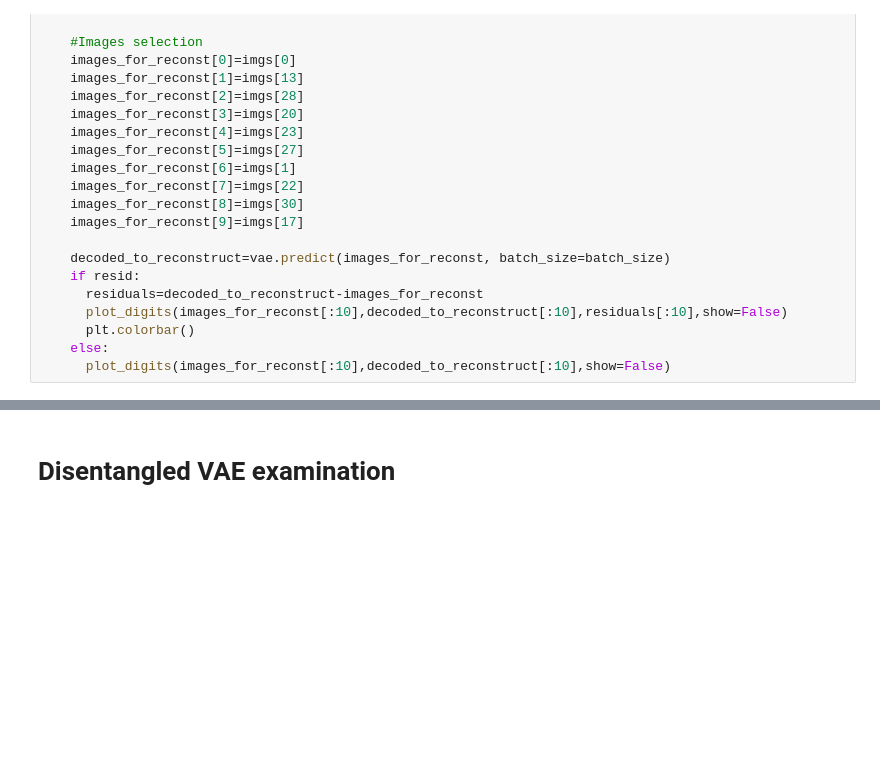
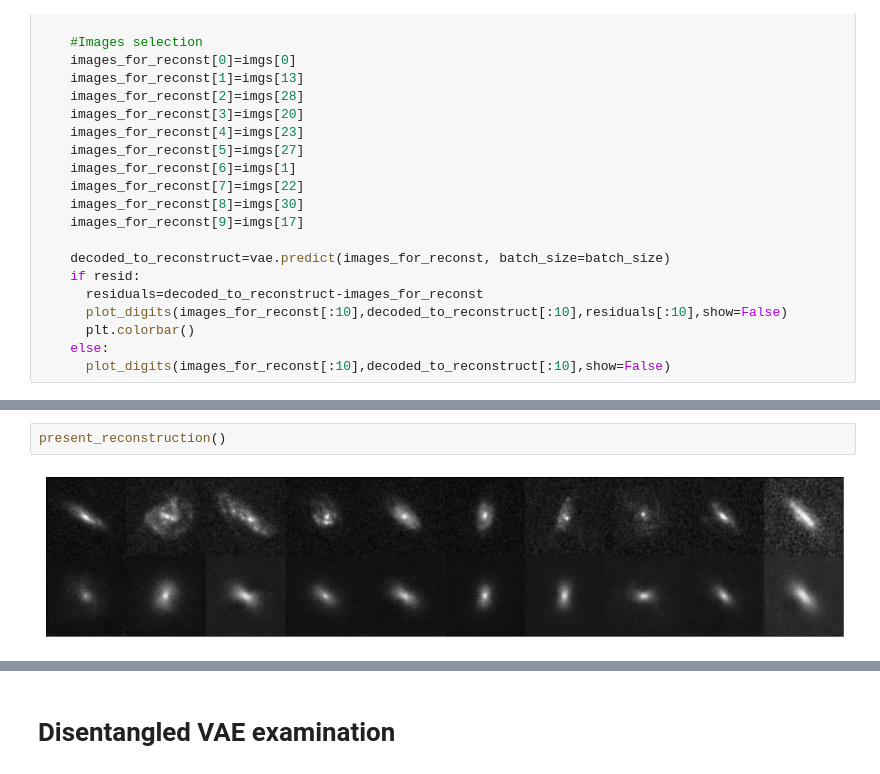
Before and after one commit to egorssed/Astrophysics, a Jupyter notebook: Disentangled_BCE_VAE.ipynb, the cells around one changed output, grey strips where cells are left out. Saved outputs shown, nothing was run; the diff lists cells and outputs as text; blank space fills up the shorter version.

```diff
--- a/Disentangled_BCE_VAE.ipynb
+++ b/Disentangled_BCE_VAE.ipynb
@@ -513,0 +544,4 @@ def present_reconstruction(resid=False):
+# %%
+present_reconstruction()
+# %% [output]
+[figure, added]
```
Also changed, not shown: parts of 72 cells of this notebook.
